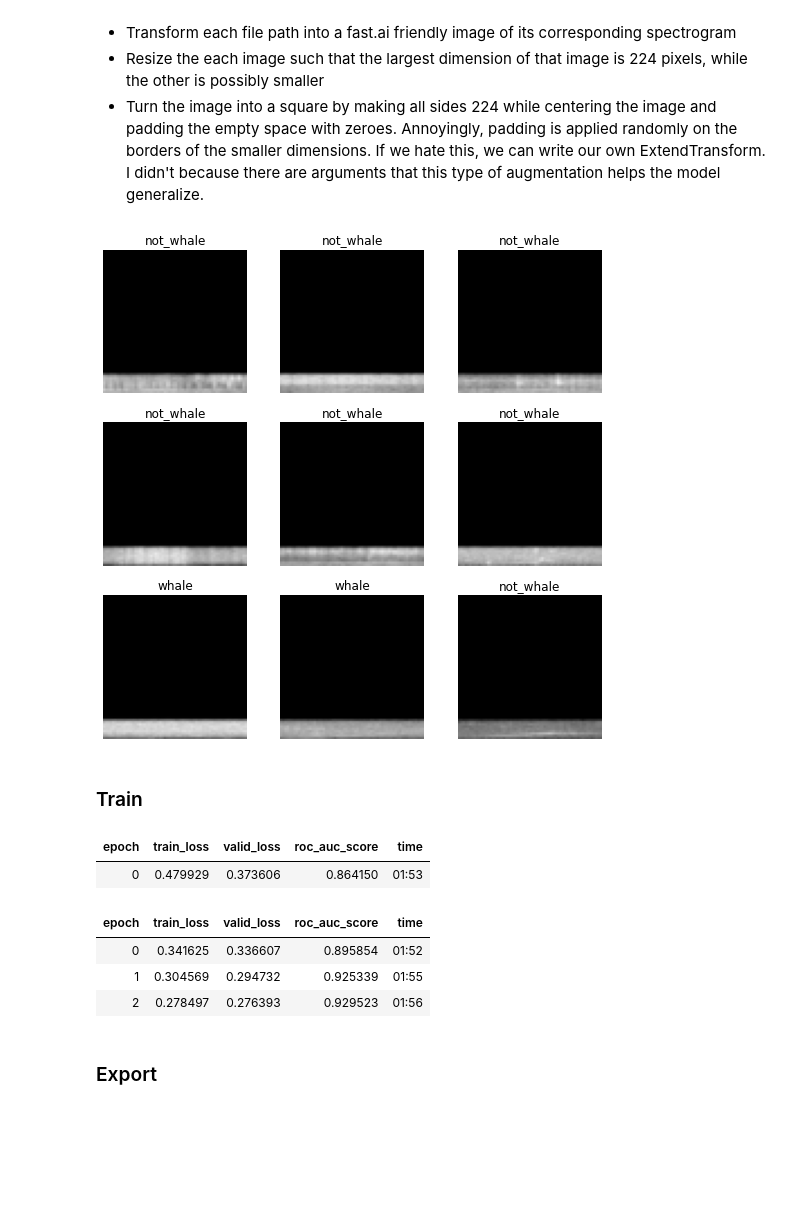
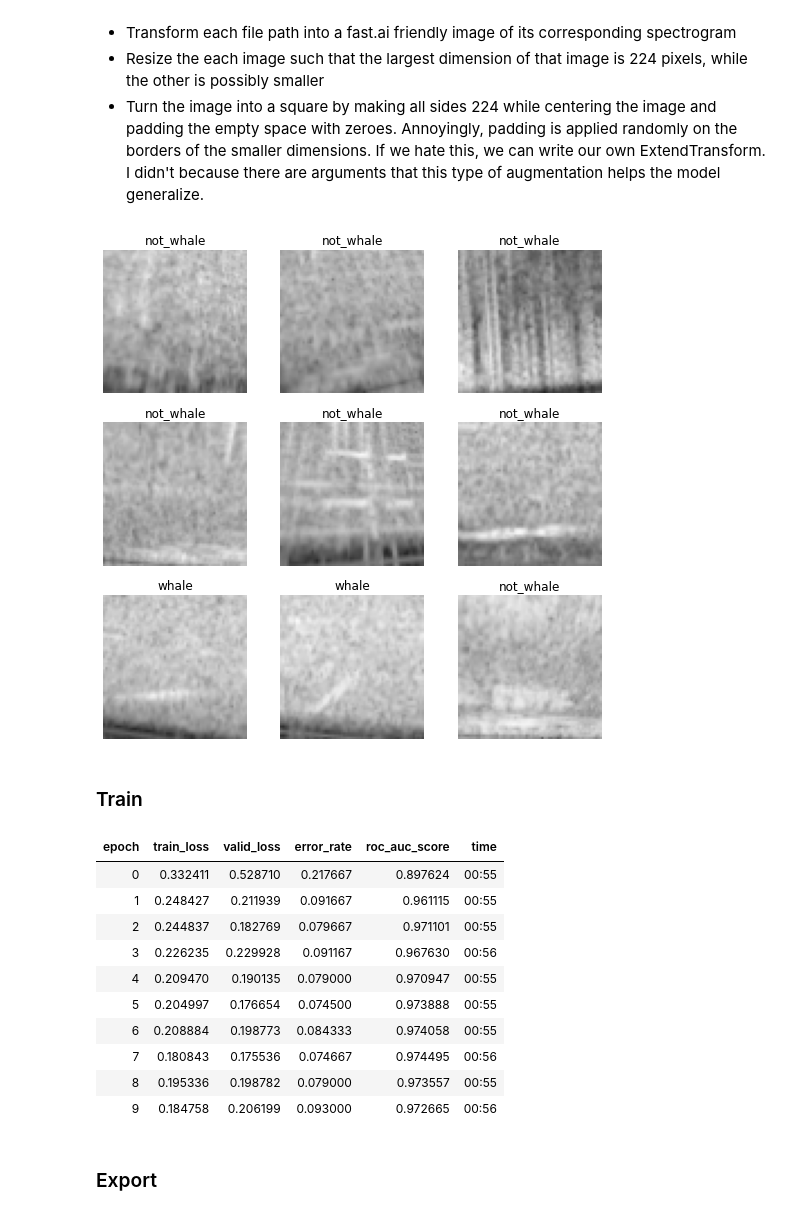
Before and after one commit to ericmichael/whale_detection_fast-ai, a Jupyter notebook: 03_train_a_model.ipynb, the cells around one changed output. Saved outputs shown, nothing was run; the diff lists cells and outputs as text; code cells hidden in the pictures; blank space fills up the shorter version.

```diff
--- a/03_train_a_model.ipynb
+++ b/03_train_a_model.ipynb
@@ -87,7 +87,7 @@ def create_spectrogram(file_path):
     # Compute spectrogram, using some sensible defaults
     # Opportunities here to tweak possibly, just not sure how much it would help
     # We don't use Nicholas' settings as for some reason they get bad results with this library
-    D = librosa.stft(samples, n_fft=2048, hop_length=64, window="han", center=False)  # STFT of y
+    D = librosa.stft(samples, n_fft=512, hop_length=64, window="han", center=False)  # STFT of y
 
     # Normalize to decibals
     S_dB = librosa.amplitude_to_db(np.abs(D), ref=np.max)
@@ -140,11 +140,11 @@ def spectrogram_to_image(spec):
 def create_mel_spectrogram(audio):
     audio, sample_rate = librosa.core.load(audio)
     # Compute mel spectrogram
-    S = librosa.feature.melspectrogram(y=audio, sr=sample_rate, fmax=sample_rate/2, center=False)
+    S = librosa.feature.melspectrogram(y=audio, sr=sample_rate, fmax=1000, center=False)
 
     # Normalize to decibals
     S_dB = librosa.power_to_db(S, ref=np.max)
-    return S_dB.astype(np.float32), sample_rate
+    return S_dB, sample_rate
 
 # I chose to load the audio files directly into fast.ai using the DataBlock API.
 # Alternatively, we could have pre-computed all the spectrograms in the 00_getting_started.ipynb but
@@ -155,7 +155,7 @@ def create_mel_spectrogram(audio):
 # aside from the hackiness of spectrogram_to_image, but if you do some research you will see lots of people doing
 # pretty terribly things as well. So this one I think is pretty clever
 class SpecgramTransform(Transform):
-    def __init__(self): self.aug = create_spectrogram
+    def __init__(self): self.aug = create_mel_spectrogram
     def encodes(self, audio_file: Path):
         aug_img, sample_rate = self.aug(audio_file)
         image = spectrogram_to_image(aug_img)
@@ -267,26 +267,32 @@ dblock = DataBlock(
     get_items = get_files,
     splitter=RandomSplitter(valid_pct=0.2, seed=42),
     get_y=parent_label,
-    item_tfms = [ SpecgramTransform(), ToTensor(), IntToFloatTensor, Resize(64) ]
+    item_tfms = [ SpecgramTransform(), ToTensor(), IntToFloatTensor, Resize(64) ],
+    batch_tfms = aug_transforms(mult=1)
 )
 dls = dblock.dataloaders(path)
 dls.show_batch()
 # %% [output]
-[figure, old version]
+[figure, new version]
 # %% [markdown]
 ### Train
 # %%
 roc_auc = RocAucBinary()
-learn = vision_learner(dls, resnet18, metrics=roc_auc, pretrained=True)
+learn = vision_learner(dls, resnet18, metrics=[error_rate, roc_auc], pretrained=False)
 learn.model.cuda()
-learn.fine_tune(3)
+learn.fit(10)
 # %% [output]
-| epoch | train_loss | valid_loss | roc_auc_score | time |
-| 0 | 0.479929 | 0.373606 | 0.864150 | 01:53 |
+| epoch | train_loss | valid_loss | error_rate | roc_auc_score | time |
+| 0 | 0.332411 | 0.528710 | 0.217667 | 0.897624 | 00:55 |
+| 1 | 0.248427 | 0.211939 | 0.091667 | 0.961115 | 00:55 |
+| 2 | 0.244837 | 0.182769 | 0.079667 | 0.971101 | 00:55 |
+| 3 | 0.226235 | 0.229928 | 0.091167 | 0.967630 | 00:56 |
+| 4 | 0.209470 | 0.190135 | 0.079000 | 0.970947 | 00:55 |
+| 5 | 0.204997 | 0.176654 | 0.074500 | 0.973888 | 00:55 |
+| 6 | 0.208884 | 0.198773 | 0.084333 | 0.974058 | 00:55 |
+| 7 | 0.180843 | 0.175536 | 0.074667 | 0.974495 | 00:56 |
+| 8 | 0.195336 | 0.198782 | 0.079000 | 0.973557 | 00:55 |
+| 9 | 0.184758 | 0.206199 | 0.093000 | 0.972665 | 00:56 |
-| epoch | train_loss | valid_loss | roc_auc_score | time |
-| 0 | 0.341625 | 0.336607 | 0.895854 | 01:52 |
-| 1 | 0.304569 | 0.294732 | 0.925339 | 01:55 |
-| 2 | 0.278497 | 0.276393 | 0.929523 | 01:56 |
 # %% [markdown]
 ### Export
 # %%
```
Also changed, not shown: parts of 2 cells of this notebook.
